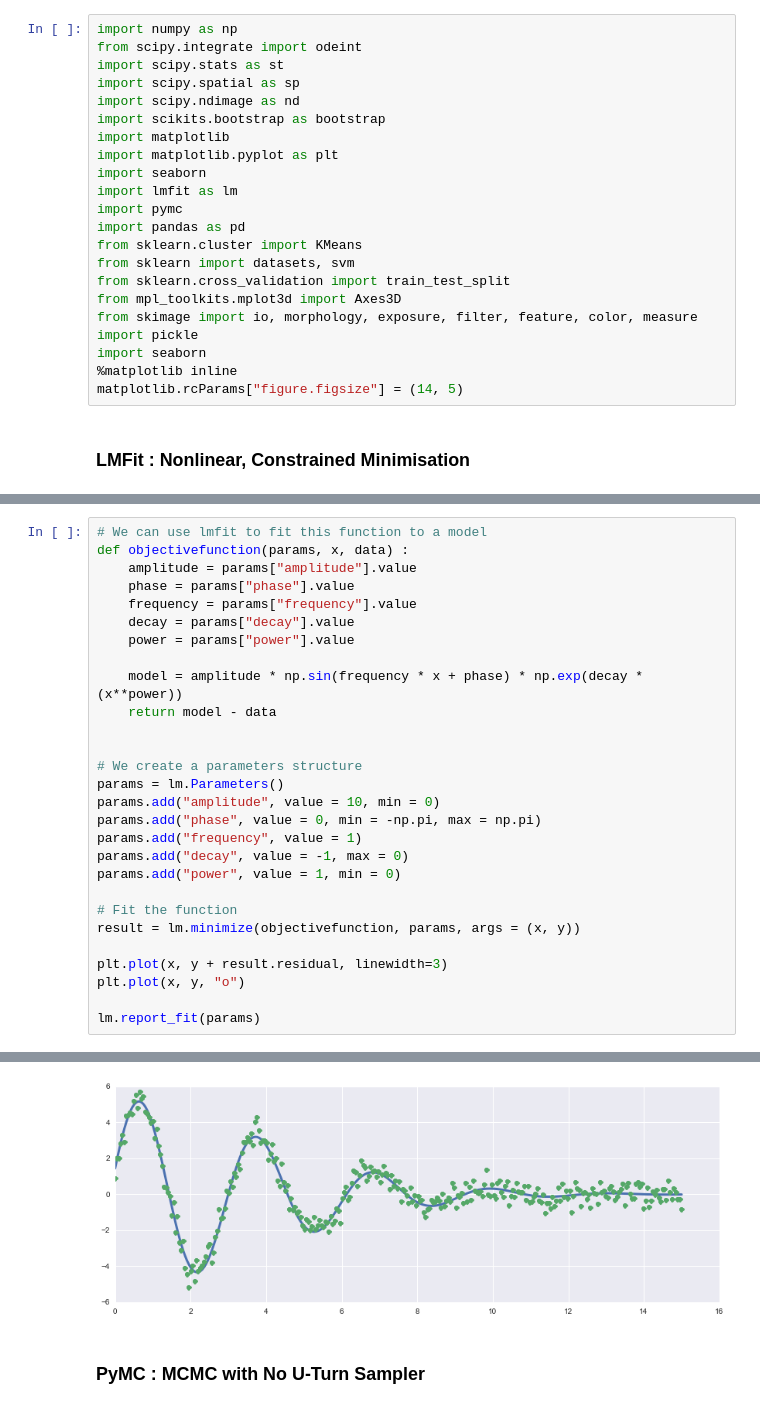
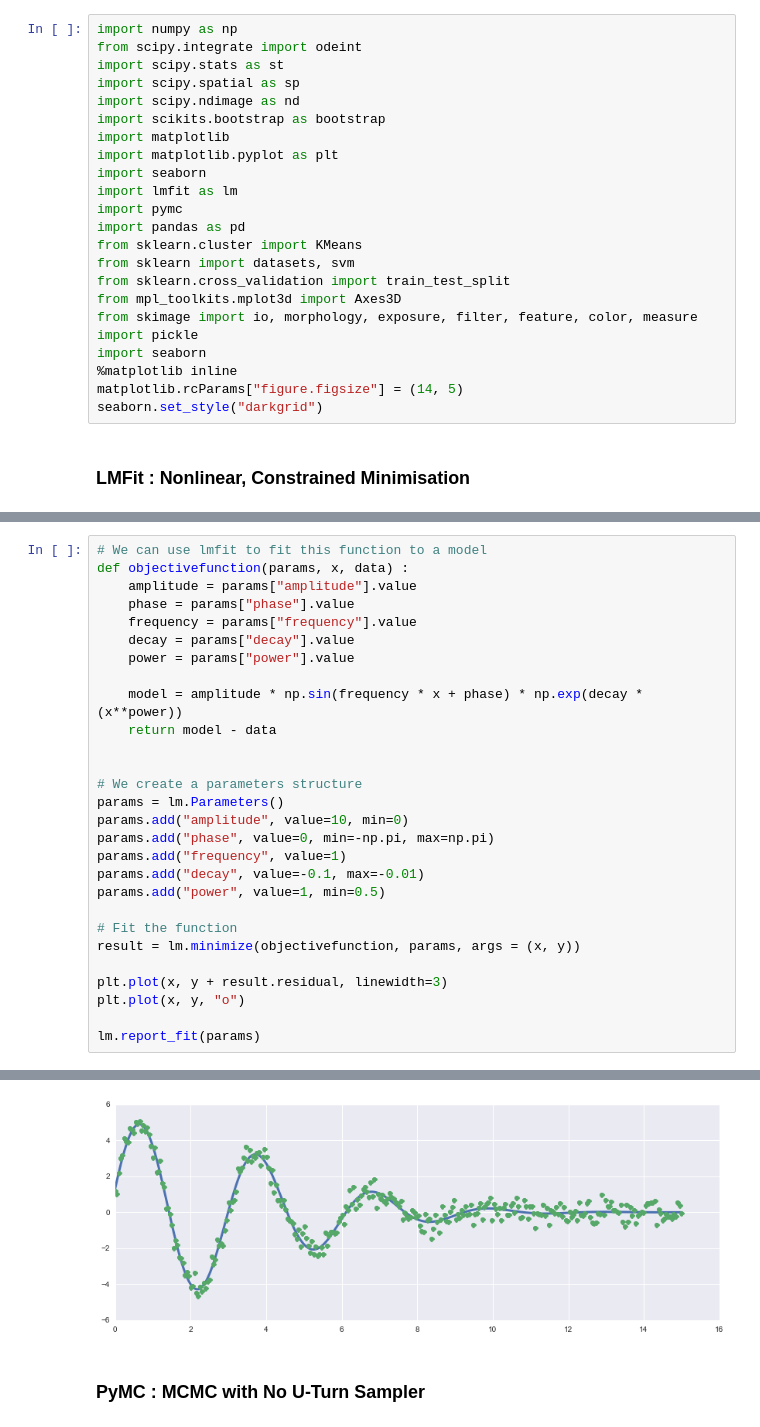
Before and after one commit to QCaudron/Python-Workshop, a Jupyter notebook: 3.Demos.ipynb, the cells around one changed output, grey strips where cells are left out. Drawn from its saved outputs; the diff is of its cells as text.

```diff
--- a/3.Demos.ipynb
+++ b/3.Demos.ipynb
@@ -36,6 +24,7 @@ import pickle
 import seaborn
 %matplotlib inline
 matplotlib.rcParams["figure.figsize"] = (14, 5)
+seaborn.set_style("darkgrid")
 # %% [markdown]
 ### LMFit : Nonlinear, Constrained Minimisation
 # %%
@@ -66,11 +55,11 @@ def objectivefunction(params, x, data) :
 
 # We create a parameters structure
 params = lm.Parameters()
-params.add("amplitude", value = 10, min = 0)
-params.add("phase", value = 0, min = -np.pi, max = np.pi)
-params.add("frequency", value = 1)
-params.add("decay", value = -1, max = 0)
-params.add("power", value = 1, min = 0)
+params.add("amplitude", value=10, min=0)
+params.add("phase", value=0, min=-np.pi, max=np.pi)
+params.add("frequency", value=1)
+params.add("decay", value=-0.1, max=-0.01)
+params.add("power", value=1, min=0.5)
 
 # Fit the function
 result = lm.minimize(objectivefunction, params, args = (x, y))
@@ -100,4 +89,4 @@ lm.report_fit(params)
-[figure, old version]
+[figure, new version]
 # %% [markdown]
 ### PyMC : MCMC with No U-Turn Sampler
 # %% [markdown]
```
Also changed, not shown: parts of 12 cells of this notebook, 10 other files.
